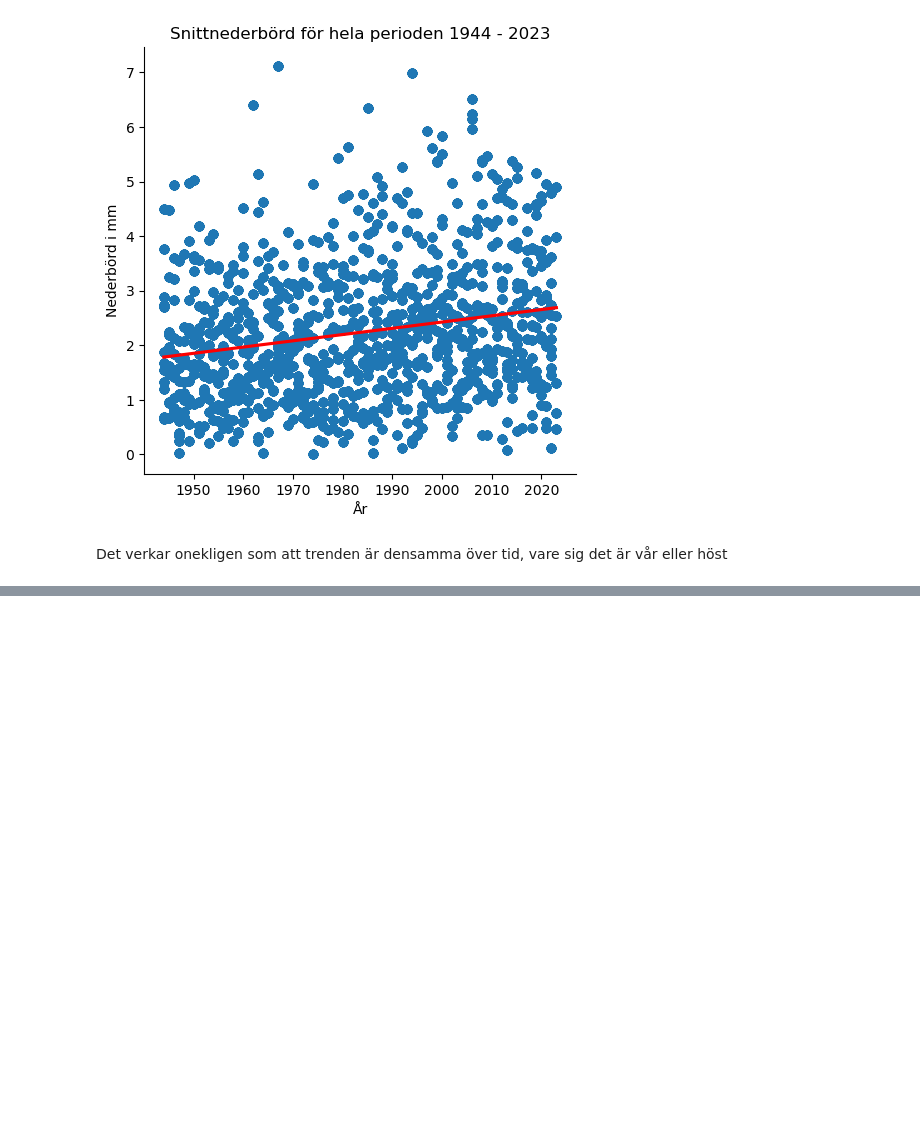
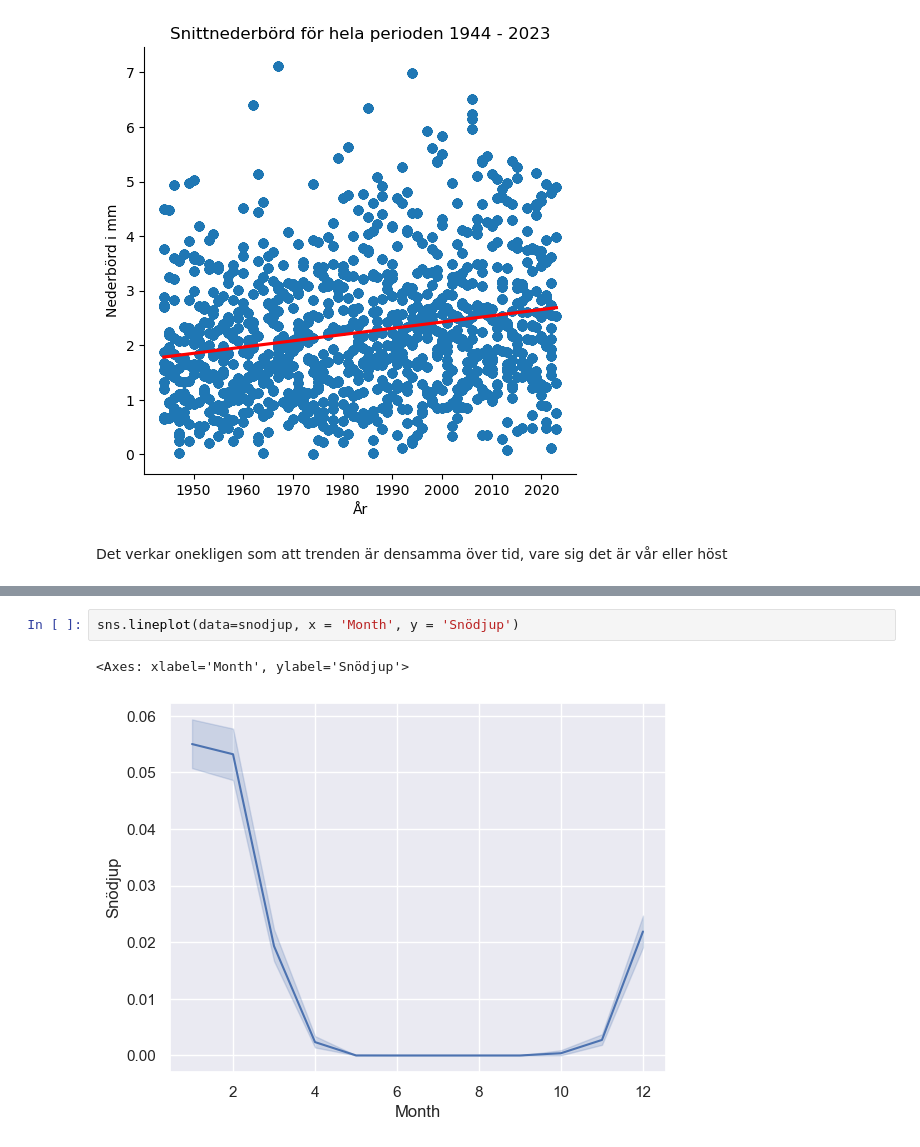
Before and after one commit to msteele919/projectwork, a Jupyter notebook: Kristoffer/plotting.ipynb, the cells around one changed output, grey strips where cells are left out. Saved outputs shown, nothing was run; the diff lists cells and outputs as text; blank space fills up the shorter version.

```diff
--- a/Kristoffer/plotting.ipynb
+++ b/Kristoffer/plotting.ipynb
@@ -166,0 +242,5 @@ Det verkar onekligen som att trenden är densamma över tid, vare sig det är v
+# %%
+sns.lineplot(data=snodjup, x = 'Month', y = 'Snödjup')
+# %% [output]
+<Axes: xlabel='Month', ylabel='Snödjup'>
+[figure, added]
```
Also changed, not shown: parts of 20 cells of this notebook, 2 other files.
